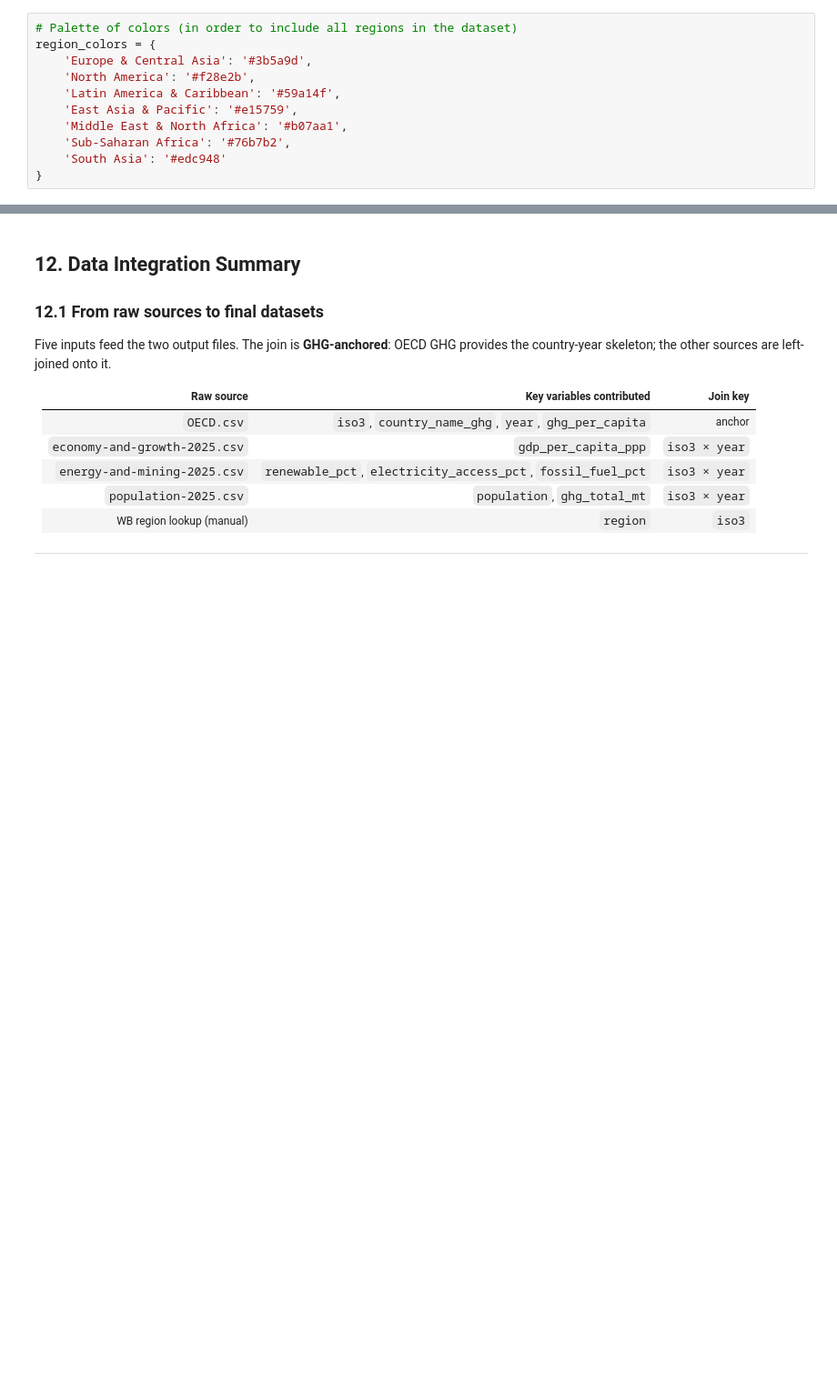
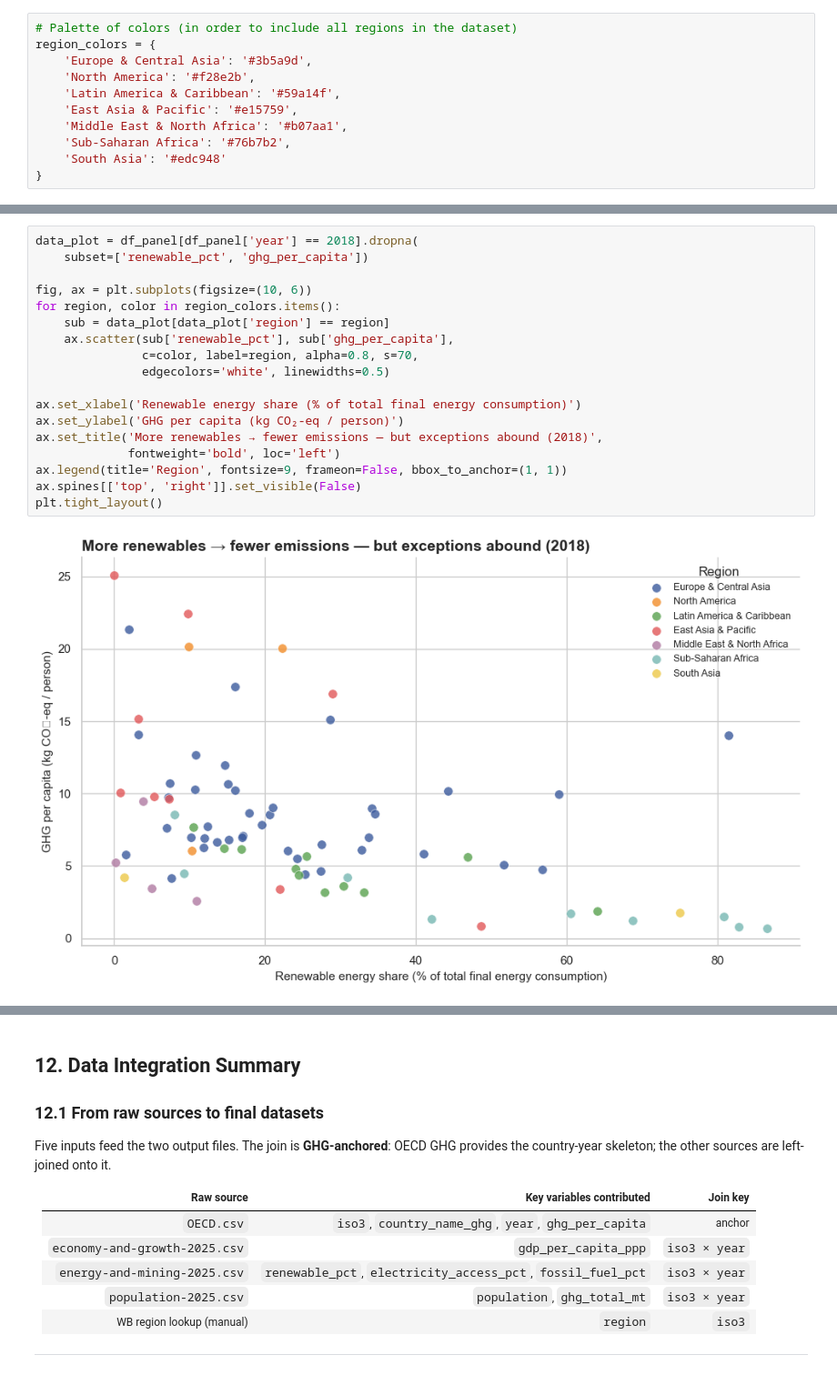
Before and after one commit to mtorella/Data-Visualization-2026, a Jupyter notebook: preprocessing.ipynb, the cells around one changed output, grey strips where cells are left out. Shown at 91% size. Saved outputs shown, nothing was run; the diff lists cells and outputs as text; blank space fills up the shorter version.

```diff
--- a/preprocessing.ipynb
+++ b/preprocessing.ipynb
@@ -1000,0 +681,20 @@ plt.show()
+# %%
+data_plot = df_panel[df_panel['year'] == 2018].dropna(
+    subset=['renewable_pct', 'ghg_per_capita'])
+
+fig, ax = plt.subplots(figsize=(10, 6))
+for region, color in region_colors.items():
+    sub = data_plot[data_plot['region'] == region]
+    ax.scatter(sub['renewable_pct'], sub['ghg_per_capita'],
+               c=color, label=region, alpha=0.8, s=70,
+               edgecolors='white', linewidths=0.5)
+
+ax.set_xlabel('Renewable energy share (% of total final energy consumption)')
+ax.set_ylabel('GHG per capita (kg CO₂-eq / person)')
+ax.set_title('More renewables → fewer emissions — but exceptions abound (2018)',
+             fontweight='bold', loc='left')
+ax.legend(title='Region', fontsize=9, frameon=False, bbox_to_anchor=(1, 1))
+ax.spines[['top', 'right']].set_visible(False)
+plt.tight_layout()
+# %% [output]
+[figure, added]
```
Also changed, not shown: parts of 46 cells of this notebook, 1 other file.
